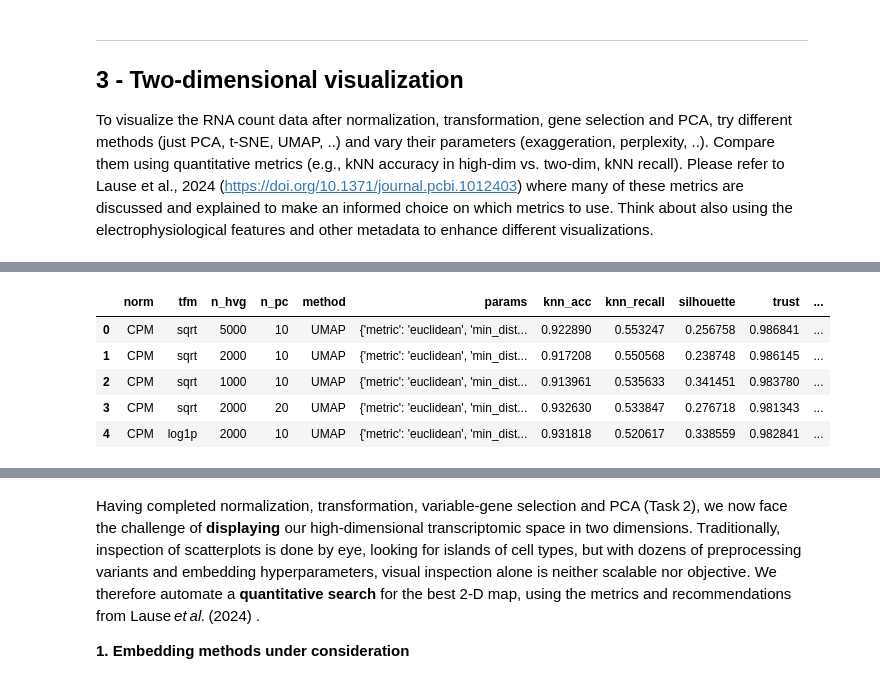
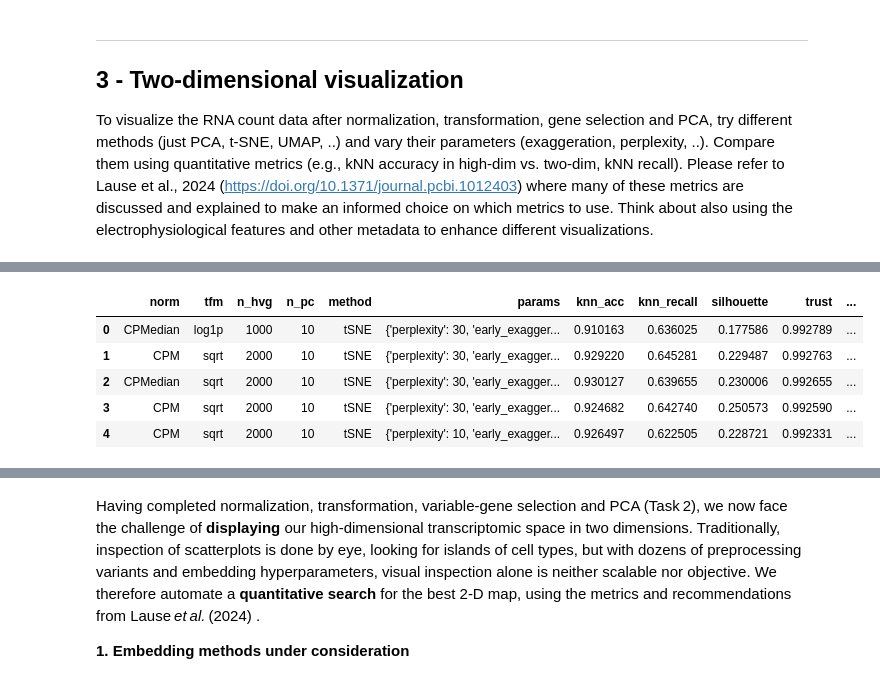
Before and after one commit to m-abbas-ansari/Neural-Data-Science-25, a Jupyter notebook: Project/notebooks/practical03 - Solved.ipynb, the cells around one changed output, grey strips where cells are left out. Drawn from its saved outputs; the diff is of its cells as text; code cells hidden in the pictures.

```diff
--- a/Project/notebooks/practical03 - Solved.ipynb
+++ b/Project/notebooks/practical03 - Solved.ipynb
@@ -492,0 +565,6 @@ plt.show()
+# %%
+# RUN THIS
+
+exonCounts = exonCounts[keep_mask, :]
+meta_qc = meta_qc[keep_mask.values]
+df_counts = df_counts[keep_mask]
@@ -630,0 +927,11 @@ Each of these steps—robust normalization, log transform, HVG filtering, and PC
+# %%
+K = 100
+best_keys = [
+    tuple(r)
+    for r in summary_df.nsmallest(K, "max_abs_r")[
+        ["norm", "transform", "n_hvg", "n_pc"]
+    ].values
+]
+
+# filter your results and adjust total_runs
+filtered_results = {key: results[key] for key in best_keys}
@@ -633,6 +967,11 @@ Each of these steps—robust normalization, log transform, HVG filtering, and PC
 ## 3 - Two-dimensional visualization
 
 To visualize the RNA count data after normalization, transformation, gene selection and PCA, try different methods (just PCA, t-SNE, UMAP, ..) and vary their parameters (exaggeration, perplexity, ..). Compare them using quantitative metrics (e.g., kNN accuracy in high-dim vs. two-dim, kNN recall). Please refer to Lause et al., 2024 (https://doi.org/10.1371/journal.pcbi.1012403) where many of these metrics are discussed and explained to make an informed choice on which metrics to use. Think about also using the electrophysiological features and other metadata to enhance different visualizations.
+# %%
+# Encode RNA families for coloring
+le = LabelEncoder()
+fam_labels = le.fit_transform(meta_qc["RNA family"])
+fam_categories = le.classes_
 # %%
 # --- 8) two‑dimensional embeddings & evaluation --------------------------------
 warnings.filterwarnings(
@@ -872,38 +1196,20 @@ print("All embeddings evaluated.")
 # %%
-rows = []
-for (norm, tfm, n_hvg, n_pc), method, params_tuple in embedding_results.keys():
-    # collect the metric dict
-    met = embedding_results[(norm, tfm, n_hvg, n_pc), method, params_tuple]
-    rows.append(
-        {
-            "norm": norm,
-            "tfm": tfm,
-            "n_hvg": n_hvg,
-            "n_pc": n_pc,
-            "method": method,
-            "params": dict(params_tuple),
-            **met,
-        }
-    )
-
-df_embed = pd.DataFrame(rows)
-
 # rank each metric (higher better) and add mean rank
 for col in ["knn_acc", "knn_recall", "silhouette", "trust", "ami"]:
     df_embed[f"{col}_rank"] = df_embed[col].rank(ascending=False)
 df_embed["mean_rank"] = df_embed[
     [c for c in df_embed.columns if c.endswith("_rank")]
 ].mean(axis=1)
 
 # final sorted table
-df_embed = df_embed.sort_values("mean_rank").reset_index(drop=True)
+df_embed = df_embed.sort_values("trust_rank").reset_index(drop=True)
 
 df_embed.head(5)
 # %% [output]
 |  | norm | tfm | n_hvg | n_pc | method | params | knn_acc | knn_recall | silhouette | trust | ... |
-| 0 | CPM | sqrt | 5000 | 10 | UMAP | {'metric': 'euclidean', 'min_dist... | 0.922890 | 0.553247 | 0.256758 | 0.986841 | ... |
-| 1 | CPM | sqrt | 2000 | 10 | UMAP | {'metric': 'euclidean', 'min_dist... | 0.917208 | 0.550568 | 0.238748 | 0.986145 | ... |
-| 2 | CPM | sqrt | 1000 | 10 | UMAP | {'metric': 'euclidean', 'min_dist... | 0.913961 | 0.535633 | 0.341451 | 0.983780 | ... |
-| 3 | CPM | sqrt | 2000 | 20 | UMAP | {'metric': 'euclidean', 'min_dist... | 0.932630 | 0.533847 | 0.276718 | 0.981343 | ... |
-| 4 | CPM | log1p | 2000 | 10 | UMAP | {'metric': 'euclidean', 'min_dist... | 0.931818 | 0.520617 | 0.338559 | 0.982841 | ... |
+| 0 | CPMedian | log1p | 1000 | 10 | tSNE | {'perplexity': 30, 'early_exagger... | 0.910163 | 0.636025 | 0.177586 | 0.992789 | ... |
+| 1 | CPM | sqrt | 2000 | 10 | tSNE | {'perplexity': 30, 'early_exagger... | 0.929220 | 0.645281 | 0.229487 | 0.992763 | ... |
+| 2 | CPMedian | sqrt | 2000 | 10 | tSNE | {'perplexity': 30, 'early_exagger... | 0.930127 | 0.639655 | 0.230006 | 0.992655 | ... |
+| 3 | CPM | sqrt | 2000 | 10 | tSNE | {'perplexity': 30, 'early_exagger... | 0.924682 | 0.642740 | 0.250573 | 0.992590 | ... |
+| 4 | CPM | sqrt | 2000 | 10 | tSNE | {'perplexity': 10, 'early_exagger... | 0.926497 | 0.622505 | 0.228721 | 0.992331 | ... |
 # %%
```
Also changed, not shown: parts of 36 cells of this notebook, 8 other files.
